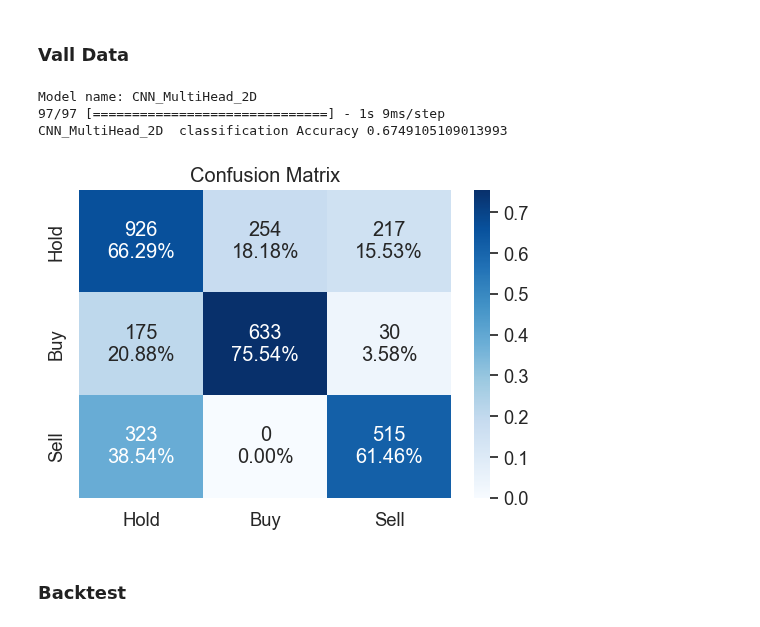
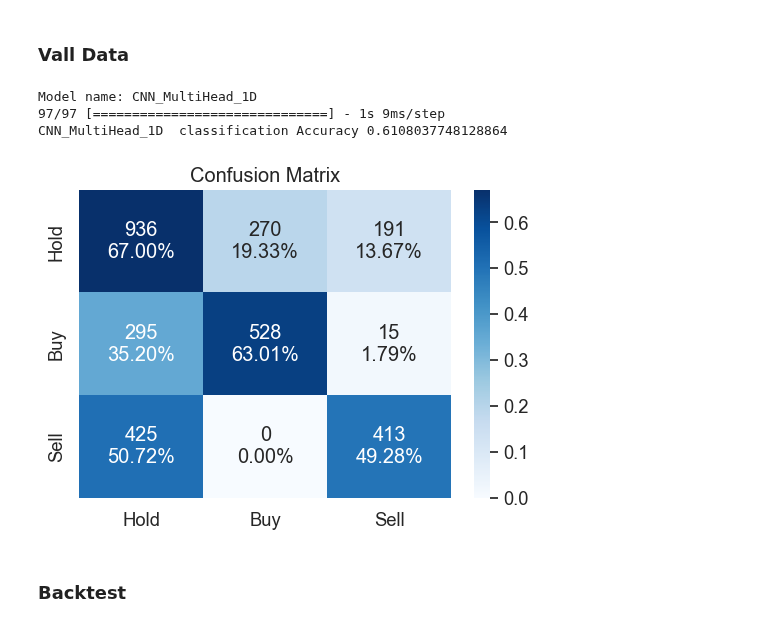
Before and after one commit to brunoodutra/Time_Series_Forecast, a Jupyter notebook: finance/AI/Classification/Experiments/Cryptos/deep_trade_crypto_classification_1D.ipynb, the cells around one changed output. Saved outputs shown, nothing was run; the diff lists cells and outputs as text; code cells hidden in the pictures.

```diff
--- a/finance/AI/Classification/Experiments/Cryptos/deep_trade_crypto_classification_1D.ipynb
+++ b/finance/AI/Classification/Experiments/Cryptos/deep_trade_crypto_classification_1D.ipynb
@@ -212,7 +210,7 @@ def create_model_1D(input_shape, num_classes, dropout_rate=0.2, l2_regularizatio
     return model
 
 # Definindo parâmetros
-input_shape_model = (1, input_shape[1]*input_shape[0])
+input_shape_model = (input_shape[0],input_shape[1])
 
 num_classes = 3
 dropout_rate = 0.3
@@ -479,7 +464,7 @@ for i, cryptos in enumerate(cryptos_list):
             print('Model name:',model_name)
 
             x_data=X_data_gen_test.apply_NomrMinmax(X_data_gen_test.features, min_norm, max_norm, axis=0)
-            x_data = np.transpose(x_data, [0, 2, 1]).reshape(-1, 1, input_shape[1], input_shape[0])
+            #x_data = np.transpose(x_data, [0, 2, 1]).reshape(-1, 1, input_shape[1], input_shape[0])
 
             label_pred = trained_best_models[model_name].predict(x_data)
             print(model_name,' classification Accuracy',
@@ -572,25 +583,25 @@ with open(f'{checkpoint_filepath}/config.json', 'w') as file:
 # %%
 print('Model name:',model_name)
 
 x_data=X_data_gen_val.apply_NomrMinmax(X_data_gen_val.features, min_norm,  max_norm, axis=0)
-x_data = np.transpose(x_data, [0, 2, 1]).reshape(-1, 1, input_shape[1], input_shape[0])
+#x_data = np.transpose(x_data, [0, 2, 1]).reshape(-1, 1, input_shape[1], input_shape[0])
 
 label_pred = trained_best_models[model_name].predict(x_data)
 print(model_name,' classification Accuracy',
                 utils.f1_score(np.argmax(X_data_gen_val.y_classification,axis=1),
                 np.argmax(label_pred,axis=1),average="micro"))
 
 cf_matrix = utils.confusion_matrix(np.argmax(X_data_gen_val.y_classification,axis=1),np.argmax(label_pred,axis=1))
 
 try:
     utils.plot_confusion_matrix(gesture_list= ['Hold','Buy','Sell'], cf_matrix=cf_matrix)
 except:
     print(cf_matrix)
 # %% [output]
-Model name: CNN_MultiHead_2D
+Model name: CNN_MultiHead_1D
 97/97 [==============================] - 1s 9ms/step
-CNN_MultiHead_2D  classification Accuracy 0.6749105109013993
+CNN_MultiHead_1D  classification Accuracy 0.6108037748128864
-[figure, old version]
+[figure, new version]
 # %% [markdown]
 ### Backtest
 # %%
```
Also changed, not shown: parts of 13 cells of this notebook.
